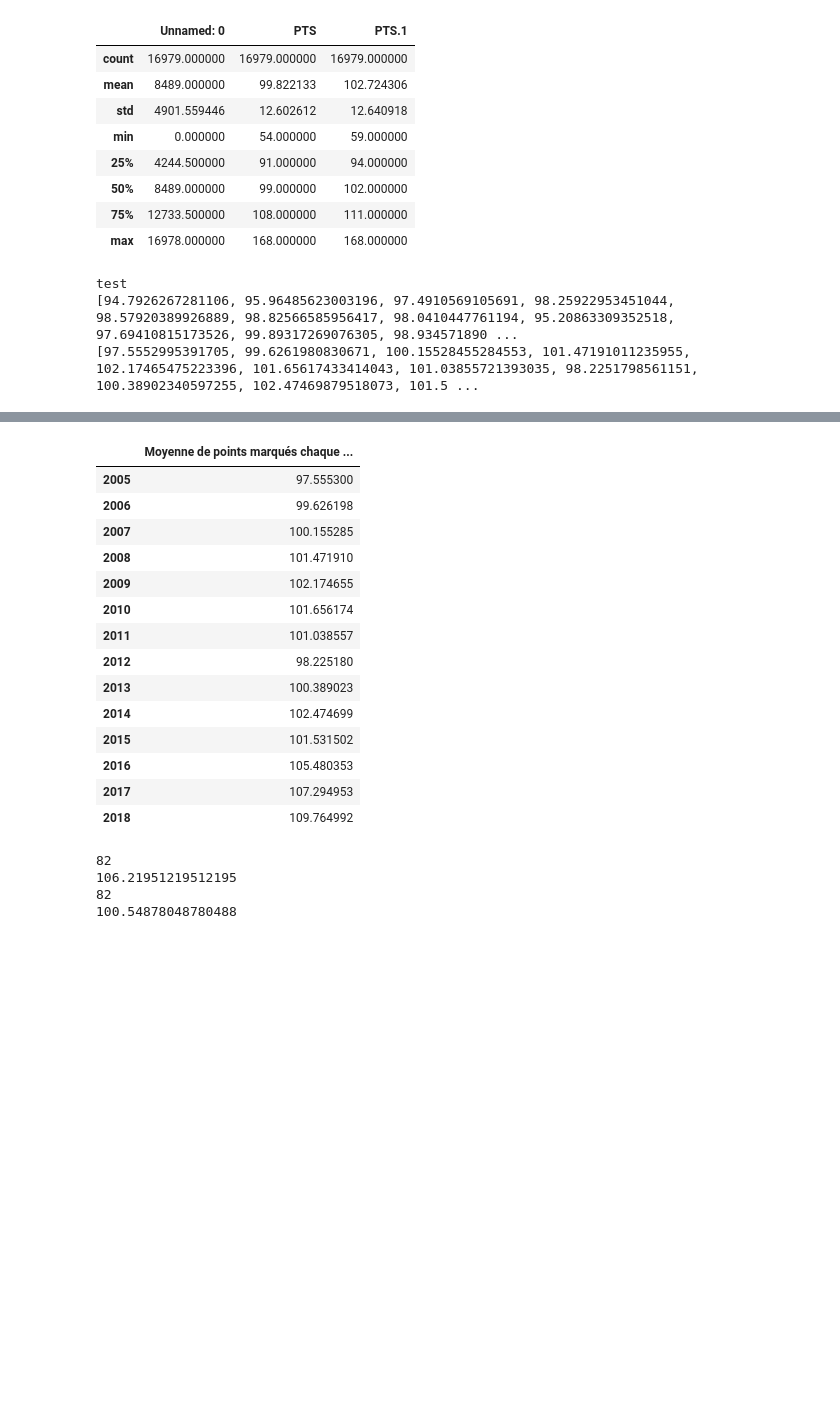
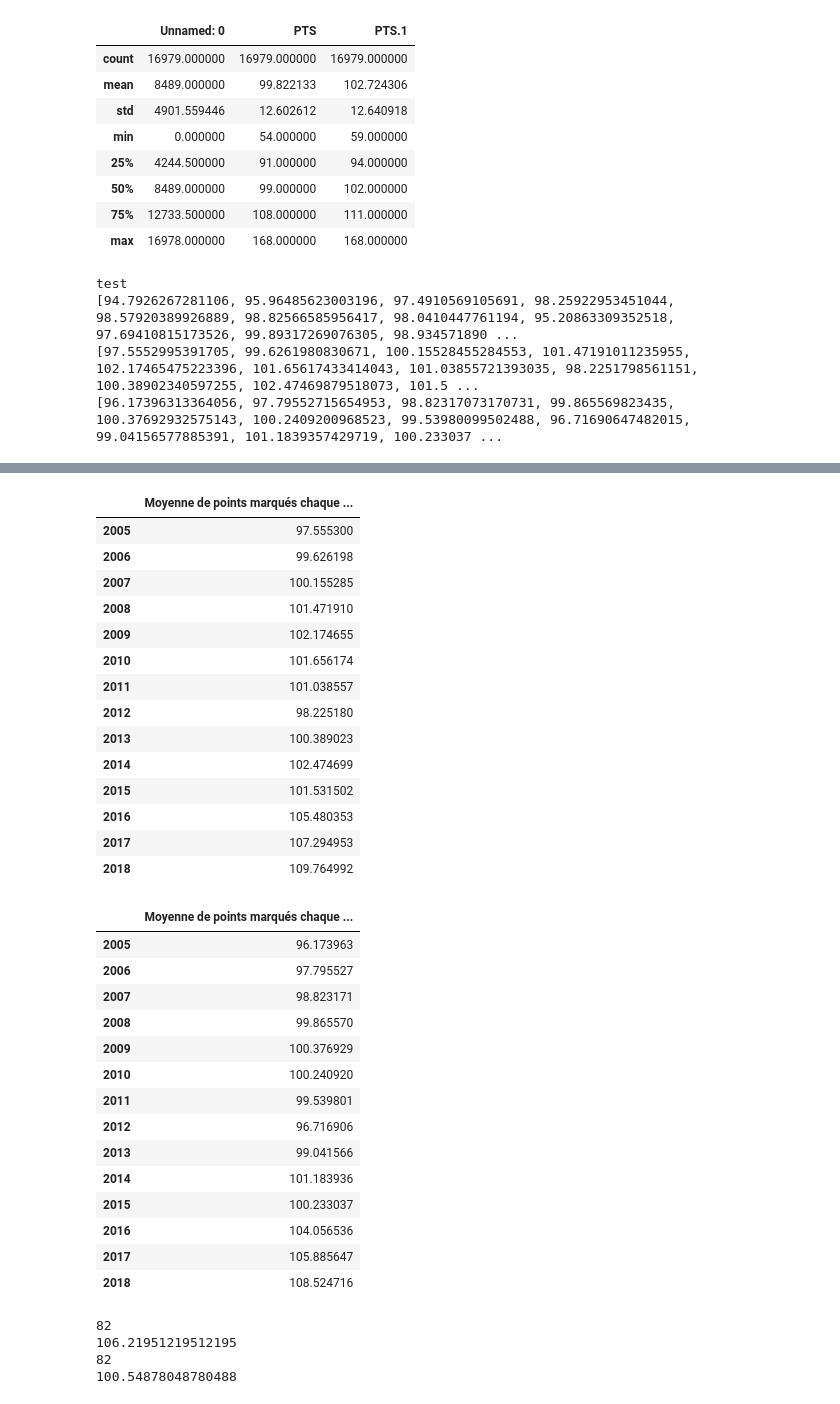
Before and after one commit to quentinmenner/nba-prediction, a Jupyter notebook: Stats desc(1).ipynb, the cells around one changed output, grey strips where cells are left out. Saved outputs shown, nothing was run; the diff lists cells and outputs as text; code cells hidden in the pictures; blank space fills up the shorter version.

```diff
--- a/Stats desc(1).ipynb
+++ b/Stats desc(1).ipynb
@@ -88,19 +88,6 @@ for i in range(14):
         meanOUESTTT.append(st.fmean(list1))
         meanESTTT.append(st.fmean(list2))
 
-        #meanOUESTT.append(list1)
-        #meanESTT.append(list2)
-
-        """for j in range(1,98):
-            list = []
-            list2 = []
-            if (literal_eval(df_equipes["Unnamed: 0"][j])[0] == 2005 and literal_eval(df_equipes["Unnamed: 0"][j])[1] >= 9) or (literal_eval(df_equipes["Unnamed: 0"][j])[0] == 2006 and literal_eval(df_equipes["Unnamed: 0"][j])[1] <= 5):
-                list.append(literal_eval(df_equipes[df_equipes.columns[aN]][j])['FGM'])
-              #  print(literal_eval(df_equipes[df_equipes.columns[aN]][j])['FGM'])
-                list2.append(literal_eval(df_equipes[df_equipes.columns[bN]][j])['FGM'])
-                 #print(literal_eval(df_equipes[df_equipes.columns[bN]][j])['FGM'])
-            meanOUESTT.append(list1)
-            meanESTT.append(list2)"""
 
 print(meanESTTT)
 print(meanOUESTTT)
@@ -477,7 +461,7 @@ df_match.describe()
 | 75% | 12733.500000 | 108.000000 | 111.000000 |
 | max | 16978.000000 | 168.000000 | 168.000000 |
 # %%
-#donne moyenne de points marqué à l'éxtérieur (resp. domicile) chaque année (0 = 2005 etc ...), sortie d'après.
+#stocke les moyennes de points marqués à l'éxtérieur,à domicile et les deux confondus chaque année.
 listannsdom = []
 list = []
 
@@ -511,54 +495,81 @@ for i in range(len(listannsext)):
     mean1 = st.fmean(listannsext[i])
     meanss.append(mean1)
 
+meansss = []
+for i in range (len(listannsext)):
+    mean1 = (meanss[i] + means[i])/2 #on peut faire ça car il y a le même nombre de matchs à l'éxtérieur et à domicile
+    meansss.append(mean1)
+
+
 print(means)
 print(meanss)
+print(meansss)
 # %% [output]
 test
 [94.7926267281106, 95.96485623003196, 97.4910569105691, 98.25922953451044, 98.57920389926889, 98.82566585956417, 98.0410447761194, 95.20863309352518, 97.69410815173526, 99.89317269076305, 98.934571890 ...
 [97.5552995391705, 99.6261980830671, 100.15528455284553, 101.47191011235955, 102.17465475223396, 101.65617433414043, 101.03855721393035, 98.2251798561151, 100.38902340597255, 102.47469879518073, 101.5 ...
+[96.17396313364056, 97.79552715654953, 98.82317073170731, 99.865569823435, 100.37692932575143, 100.2409200968523, 99.53980099502488, 96.71690647482015, 99.04156577885391, 101.1839357429719, 100.233037 ...
 # %%
+#on transforme en dataframe afin de pouvoir visualiser
 years = []
 for i in range(14):
     years.append(2005+i)
 
 colname = ['Moyenne de points marqués chaque année (domicile)']
 colname2 = ['Moyenne de points marqués chaque année (extérieur)']
+colname3 = ['Moyenne de points marqués chaque année (confondu)']
 
 meanPTS = pd.DataFrame(means, years, colname)
 meanPTS1 = pd.DataFrame(meanss, years, colname2)
+meanPTS2 = pd.DataFrame(meansss, years, colname3)
 
 display(meanPTS)
 display(meanPTS1)
+display(meanPTS2)
 # %% [output]
 |  | Moyenne de points marqués chaque ... |
 | 2005 | 94.792627 |
 | 2006 | 95.964856 |
 | 2007 | 97.491057 |
 | 2008 | 98.259230 |
 | 2009 | 98.579204 |
 | 2010 | 98.825666 |
 | 2011 | 98.041045 |
 | 2012 | 95.208633 |
 | 2013 | 97.694108 |
 | 2014 | 99.893173 |
 | 2015 | 98.934572 |
 | 2016 | 102.632719 |
 | 2017 | 104.476341 |
 | 2018 | 107.284441 |
 |  | Moyenne de points marqués chaque ... |
 | 2005 | 97.555300 |
 | 2006 | 99.626198 |
 | 2007 | 100.155285 |
 | 2008 | 101.471910 |
 | 2009 | 102.174655 |
 | 2010 | 101.656174 |
 | 2011 | 101.038557 |
 | 2012 | 98.225180 |
 | 2013 | 100.389023 |
 | 2014 | 102.474699 |
 | 2015 | 101.531502 |
 | 2016 | 105.480353 |
 | 2017 | 107.294953 |
 | 2018 | 109.764992 |
+|  | Moyenne de points marqués chaque ... |
+| 2005 | 96.173963 |
+| 2006 | 97.795527 |
+| 2007 | 98.823171 |
+| 2008 | 99.865570 |
+| 2009 | 100.376929 |
+| 2010 | 100.240920 |
+| 2011 | 99.539801 |
+| 2012 | 96.716906 |
+| 2013 | 99.041566 |
+| 2014 | 101.183936 |
+| 2015 | 100.233037 |
+| 2016 | 104.056536 |
+| 2017 | 105.885647 |
+| 2018 | 108.524716 |
 # %%
```
Also changed, not shown: parts of 10 cells of this notebook.
